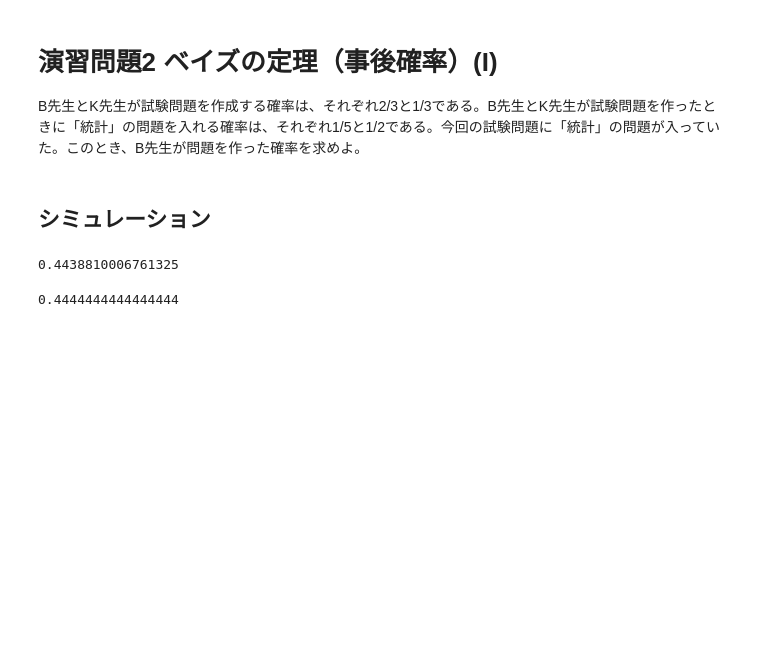
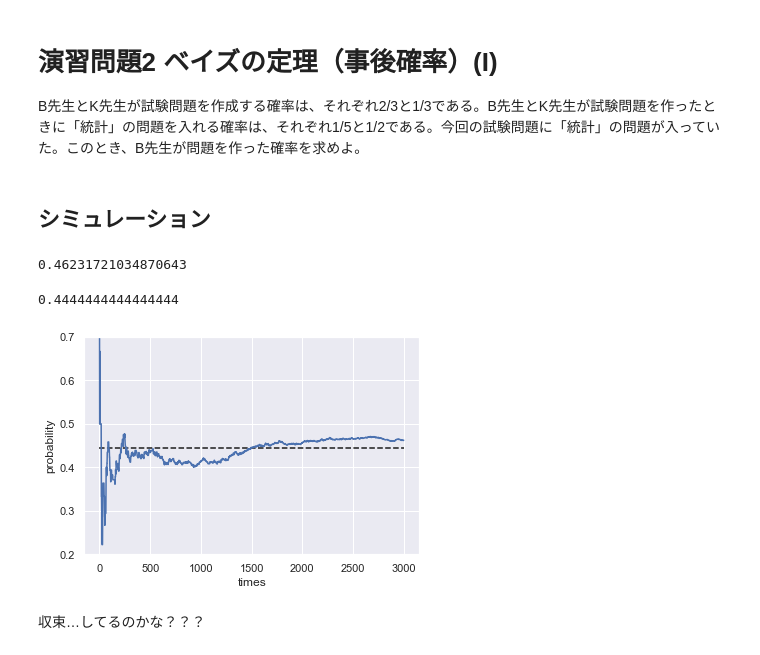
Before and after one commit to RTstudy/StatisticsStudy, a Jupyter notebook: exercise_02/exercise_02_matsudo840.ipynb, the cells around one changed output. Saved outputs shown, nothing was run; the diff lists cells and outputs as text; code cells hidden in the pictures; blank space fills up the shorter version.

Commit message:
add convergence figure

```diff
--- a/exercise_02/exercise_02_matsudo840.ipynb
+++ b/exercise_02/exercise_02_matsudo840.ipynb
@@ -11,7 +15,7 @@ import random
 
 D = []
 
-n = 10000
+n = 3000
 for i in range(n):
   author = 'B' if random.random() > 1/3 else 'K'
   stat = True if (author == 'B' and random.random() < 1/5) or (author == 'K' and random.random() < 1/2) else False
@@ -19,16 +23,30 @@ for i in range(n):
 # %%
 cnt_stat = 0
 cnt_B = 0
+result = []
 for i, author, stat in D:
   if stat:
     cnt_stat += 1
   if stat and author == 'B':
     cnt_B += 1
+  if cnt_stat != 0:
+    result.append((i, cnt_B/cnt_stat))
 print(cnt_B / cnt_stat)
 # %% [output]
-0.4438810006761325
+0.46231721034870643
 # %%
 # 模範解答と比較
 print(4/9)
 # %% [output]
 0.4444444444444444
+# %%
+# 回数を繰り返すと、4/9に収束するはず
+df = pd.DataFrame(result, columns=('times', 'probability'))
+ax = sns.lineplot(x='times', y='probability', data=df)
+p = plt.hlines([4/9], 0, n, linestyles='dashed')     # hlines
+p = plt.ylim(0.2, 0.7)
+plt.show(p)
+# %% [output]
+[figure, added]
+# %% [markdown]
+収束…してるのかな？？？
```
Also changed, not shown: parts of 2 cells of this notebook.
